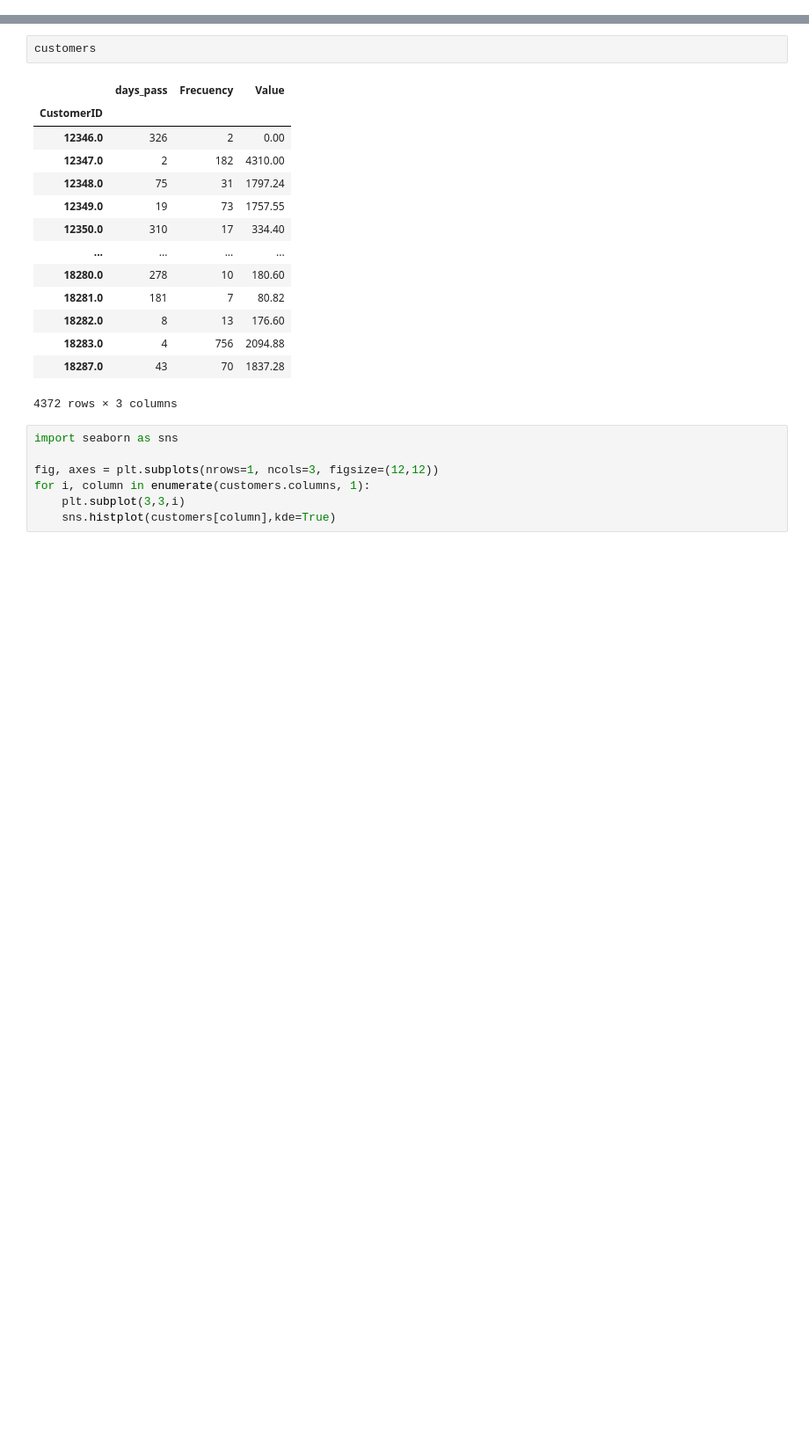
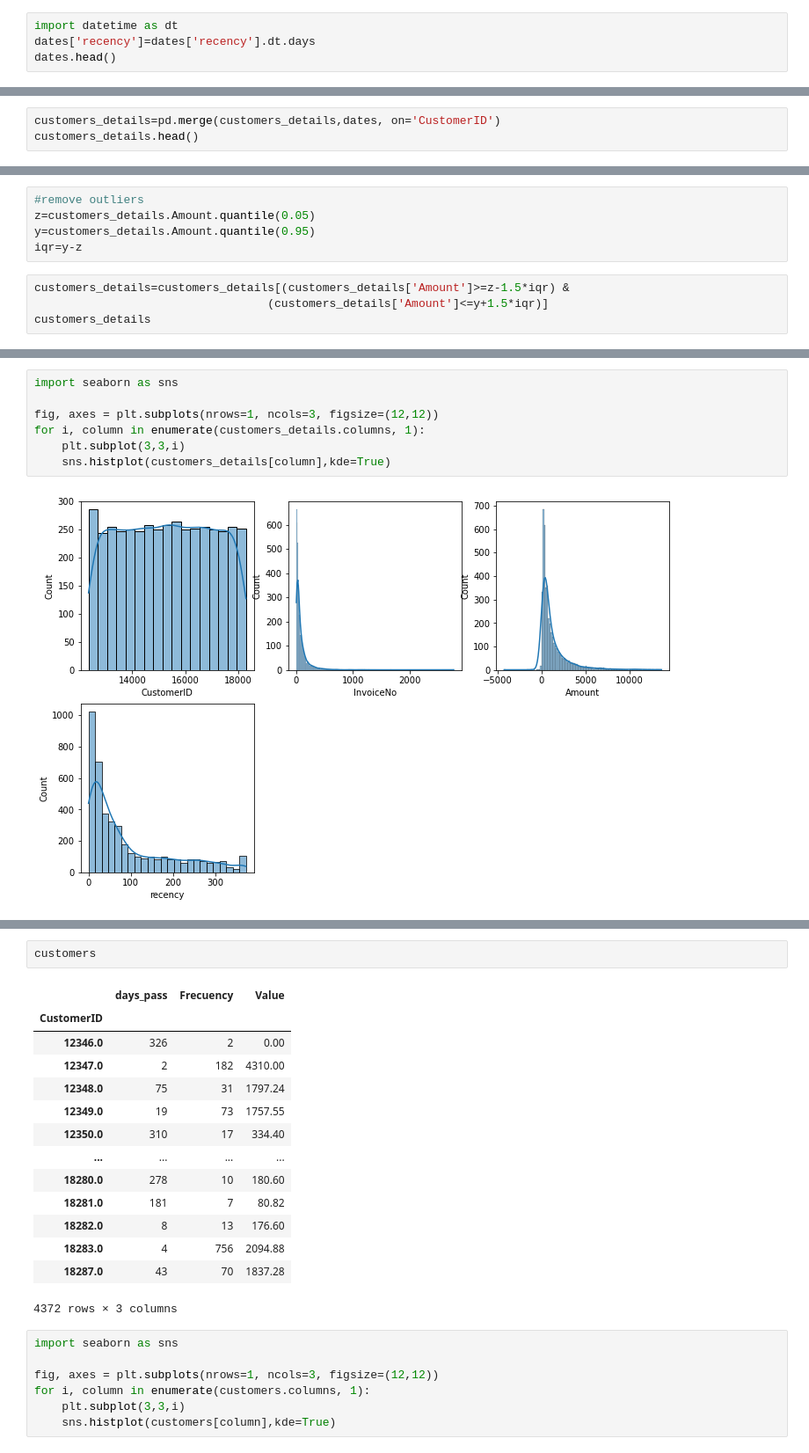
Before and after one commit to ecoplayer/Clients_segmentation, a Jupyter notebook: Client_Segmentation.ipynb, the cells around one changed output, grey strips where cells are left out. Shown at 88% size. Saved outputs shown, nothing was run; the diff lists cells and outputs as text; blank space fills up the shorter version.

```diff
--- a/Client_Segmentation.ipynb
+++ b/Client_Segmentation.ipynb
@@ -22,0 +122,4 @@ df.shape
+# %%
+import datetime as dt
+dates['recency']=dates['recency'].dt.days
+dates.head()
@@ -22,0 +133,3 @@ df.shape
+# %%
+customers_details=pd.merge(customers_details,dates, on='CustomerID')
+customers_details.head()
@@ -22,0 +143,9 @@ df.shape
+# %%
+#remove outliers
+z=customers_details.Amount.quantile(0.05)
+y=customers_details.Amount.quantile(0.95)
+iqr=y-z
+# %%
+customers_details=customers_details[(customers_details['Amount']>=z-1.5*iqr) &
+                                  (customers_details['Amount']<=y+1.5*iqr)]
+customers_details
@@ -22,0 +166,9 @@ df.shape
+# %%
+import seaborn as sns
+
+fig, axes = plt.subplots(nrows=1, ncols=3, figsize=(12,12))
+for i, column in enumerate(customers_details.columns, 1):
+    plt.subplot(3,3,i)
+    sns.histplot(customers_details[column],kde=True)
+# %% [output]
+[figure, added]
```
Also changed, not shown: parts of 41 cells of this notebook, 1 other file.
